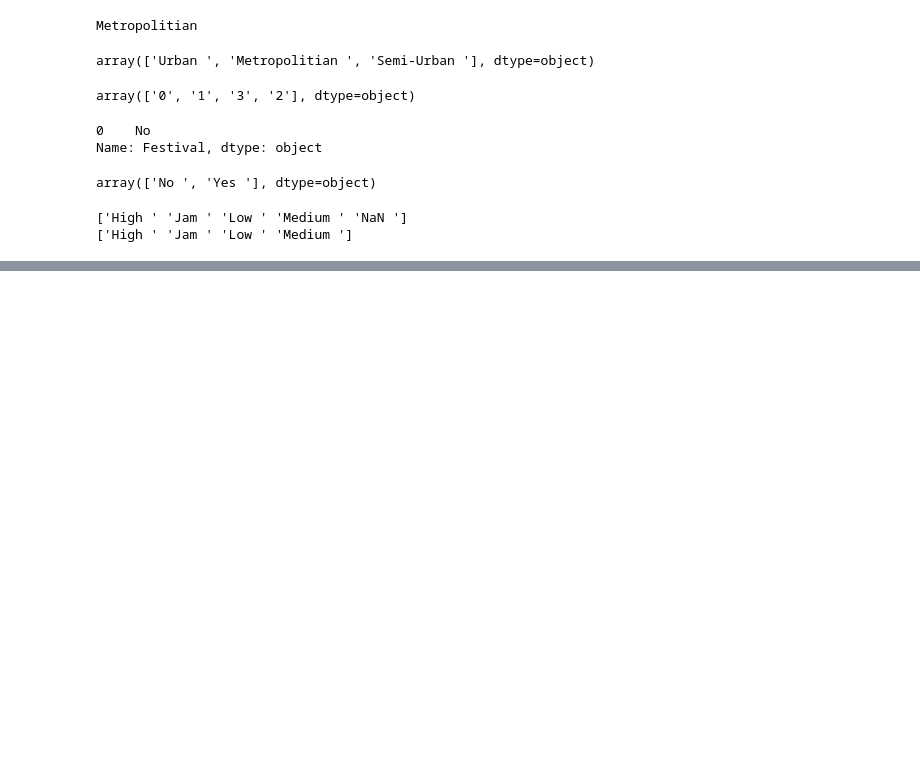
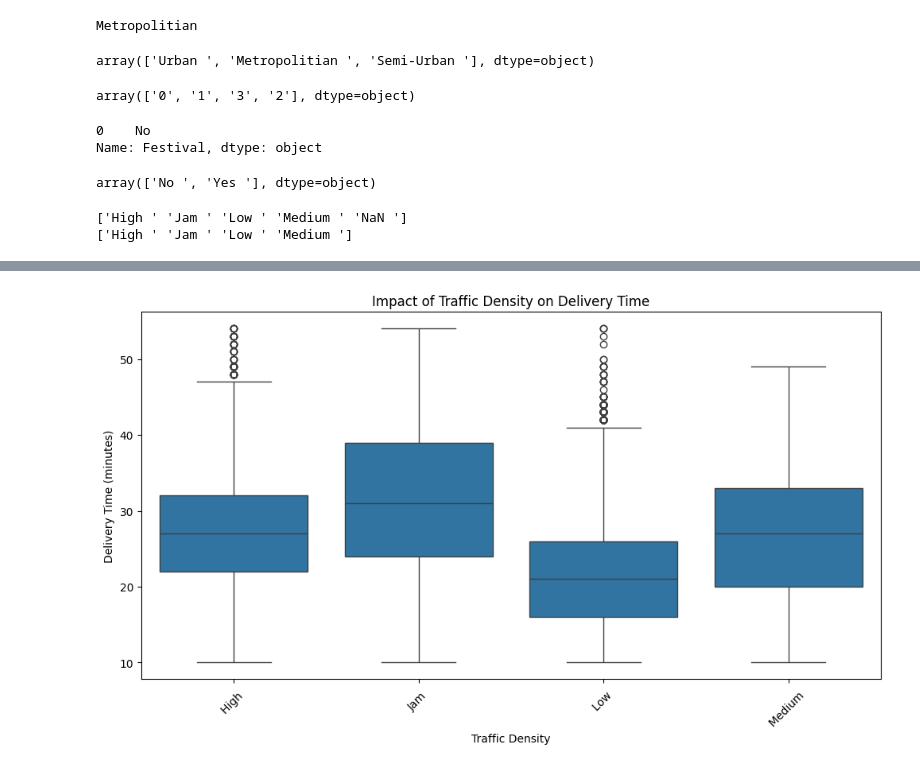
Before and after one commit to ckakgun/customer_delivery_predictor, a Jupyter notebook: notebook/EDA.ipynb, the cells around one changed output, grey strips where cells are left out. Saved outputs shown, nothing was run; the diff lists cells and outputs as text; code cells hidden in the pictures; blank space fills up the shorter version.

```diff
--- a/notebook/EDA.ipynb
+++ b/notebook/EDA.ipynb
@@ -356,0 +396,11 @@ df['distance']= df.apply(distance_calculator, axis = 1)
+# %%
+# Impact of Traffic Density on Delivery Time
+plt.figure(figsize=(12, 6))
+sns.boxplot(x='Road_traffic_density', y='Time_taken(min)', data=df)
+plt.title('Impact of Traffic Density on Delivery Time')
+plt.xlabel('Traffic Density')
+plt.ylabel('Delivery Time (minutes)')
+plt.xticks(rotation=45)
+plt.show()
+# %% [output]
+[figure, added]
```
Also changed, not shown: parts of 21 cells of this notebook.
